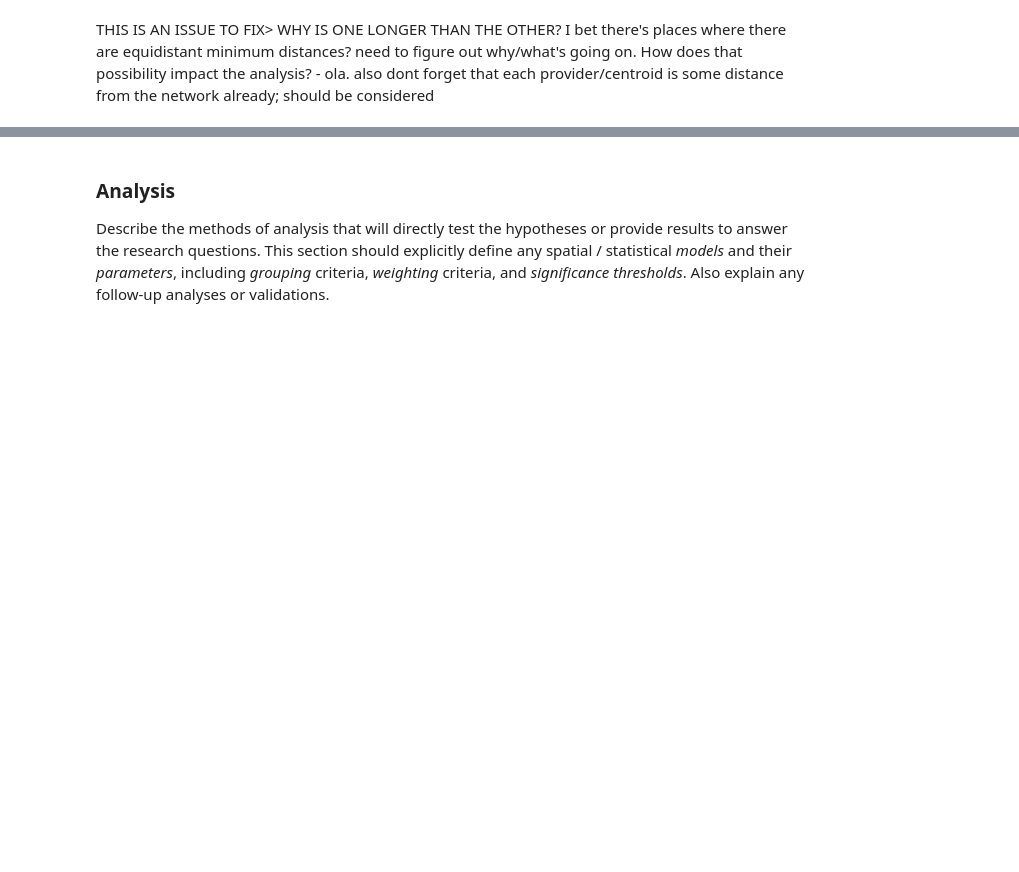
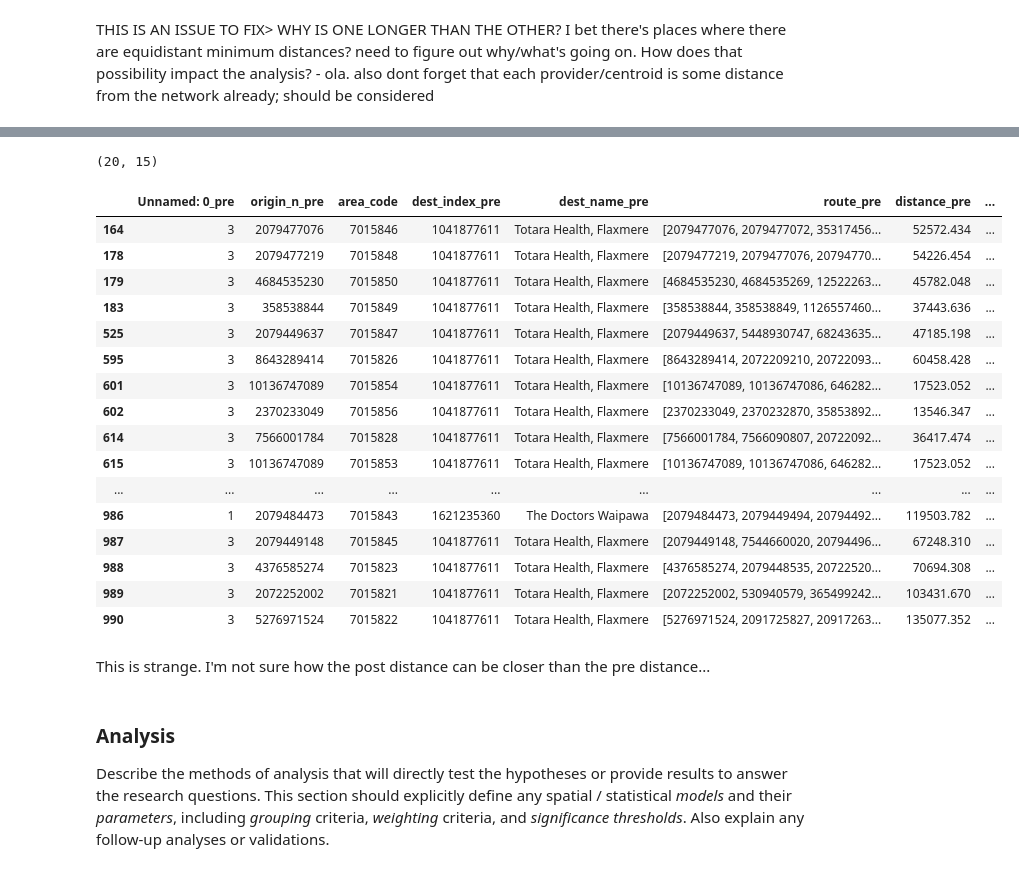
Before and after one commit to gsokolow/Flooding-and-Healthcare-2024, a Jupyter notebook: procedure/code/01-Jupyter_notebook.ipynb, the cells around one changed output, grey strips where cells are left out. Drawn from its saved outputs; the diff is of its cells as text; code cells hidden in the pictures; blank space fills up the shorter version.

Commit message:
comparison code is in but results are WEIRD

```diff
--- a/procedure/code/01-Jupyter_notebook.ipynb
+++ b/procedure/code/01-Jupyter_notebook.ipynb
@@ -1272,0 +1385,3 @@ THIS IS AN ISSUE TO FIX> WHY IS ONE LONGER THAN THE OTHER? I bet there's places
+# %%
+# Join Pre and Post flood data
+comparison = pd.merge(c1_2_dropped, flood_scenario_r2, on = 'area_code', how = "left", suffixes = ("_pre", "_post"), validate = "one_to_one")
@@ -1272,0 +1405,6 @@ THIS IS AN ISSUE TO FIX> WHY IS ONE LONGER THAN THE OTHER? I bet there's places
+# %%
+#Did the provider change?
+comparison = comparison.assign(changed_provider = comparison["dest_index_pre"] != comparison["dest_index_post"])
+# %%
+#How much did the distance change?
+comparison = comparison.assign(changed_distance = comparison["distance_post"] - comparison["distance_pre"])
@@ -1272,0 +1430,2 @@ THIS IS AN ISSUE TO FIX> WHY IS ONE LONGER THAN THE OTHER? I bet there's places
+# %%
+cd = comparison[comparison["changed_distance"] != 0]
@@ -1273,3 +1441,29 @@ THIS IS AN ISSUE TO FIX> WHY IS ONE LONGER THAN THE OTHER? I bet there's places
+# %%
+cd.shape
+# %% [output]
+(20, 15)
+# %%
+cd.head(20)
+# %% [output]
+|  | Unnamed: 0_pre | origin_n_pre | area_code | dest_index_pre | dest_name_pre | route_pre | distance_pre | ... |
+| 164 | 3 | 2079477076 | 7015846 | 1041877611 | Totara Health, Flaxmere | [2079477076, 2079477072, 35317456... | 52572.434 | ... |
+| 178 | 3 | 2079477219 | 7015848 | 1041877611 | Totara Health, Flaxmere | [2079477219, 2079477076, 20794770... | 54226.454 | ... |
+| 179 | 3 | 4684535230 | 7015850 | 1041877611 | Totara Health, Flaxmere | [4684535230, 4684535269, 12522263... | 45782.048 | ... |
+| 183 | 3 | 358538844 | 7015849 | 1041877611 | Totara Health, Flaxmere | [358538844, 358538849, 1126557460... | 37443.636 | ... |
+| 525 | 3 | 2079449637 | 7015847 | 1041877611 | Totara Health, Flaxmere | [2079449637, 5448930747, 68243635... | 47185.198 | ... |
+| 595 | 3 | 8643289414 | 7015826 | 1041877611 | Totara Health, Flaxmere | [8643289414, 2072209210, 20722093... | 60458.428 | ... |
+| 601 | 3 | 10136747089 | 7015854 | 1041877611 | Totara Health, Flaxmere | [10136747089, 10136747086, 646282... | 17523.052 | ... |
+| 602 | 3 | 2370233049 | 7015856 | 1041877611 | Totara Health, Flaxmere | [2370233049, 2370232870, 35853892... | 13546.347 | ... |
+| 614 | 3 | 7566001784 | 7015828 | 1041877611 | Totara Health, Flaxmere | [7566001784, 7566090807, 20722092... | 36417.474 | ... |
+| 615 | 3 | 10136747089 | 7015853 | 1041877611 | Totara Health, Flaxmere | [10136747089, 10136747086, 646282... | 17523.052 | ... |
+| ... | ... | ... | ... | ... | ... | ... | ... | ... |
+| 986 | 1 | 2079484473 | 7015843 | 1621235360 | The Doctors Waipawa | [2079484473, 2079449494, 20794492... | 119503.782 | ... |
+| 987 | 3 | 2079449148 | 7015845 | 1041877611 | Totara Health, Flaxmere | [2079449148, 7544660020, 20794496... | 67248.310 | ... |
+| 988 | 3 | 4376585274 | 7015823 | 1041877611 | Totara Health, Flaxmere | [4376585274, 2079448535, 20722520... | 70694.308 | ... |
+| 989 | 3 | 2072252002 | 7015821 | 1041877611 | Totara Health, Flaxmere | [2072252002, 530940579, 365499242... | 103431.670 | ... |
+| 990 | 3 | 5276971524 | 7015822 | 1041877611 | Totara Health, Flaxmere | [5276971524, 2091725827, 20917263... | 135077.352 | ... |
+# %% [markdown]
+This is strange. I'm not sure how the post distance can be closer than the pre distance...
 # %% [markdown]
 ### Analysis
 
```
Also changed, not shown: parts of 30 cells of this notebook.
